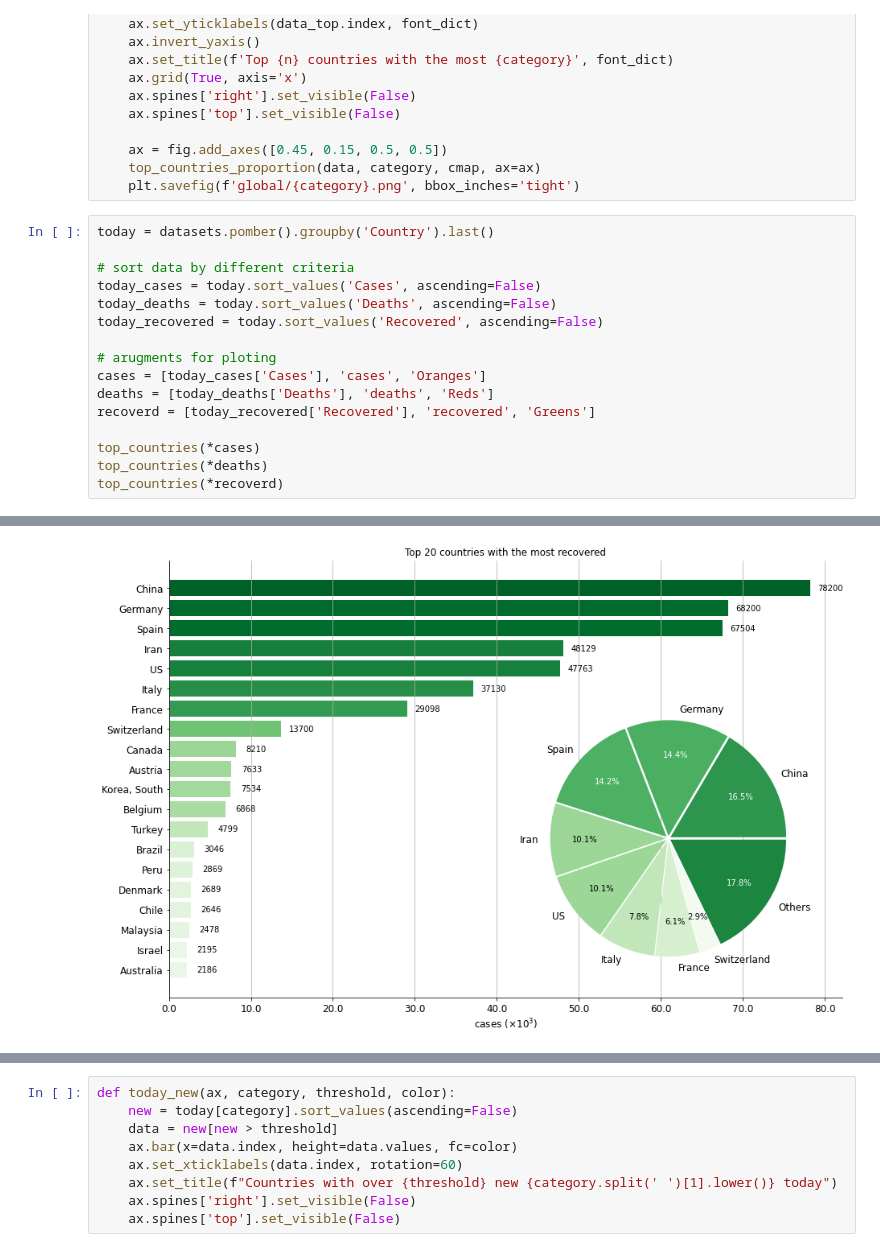
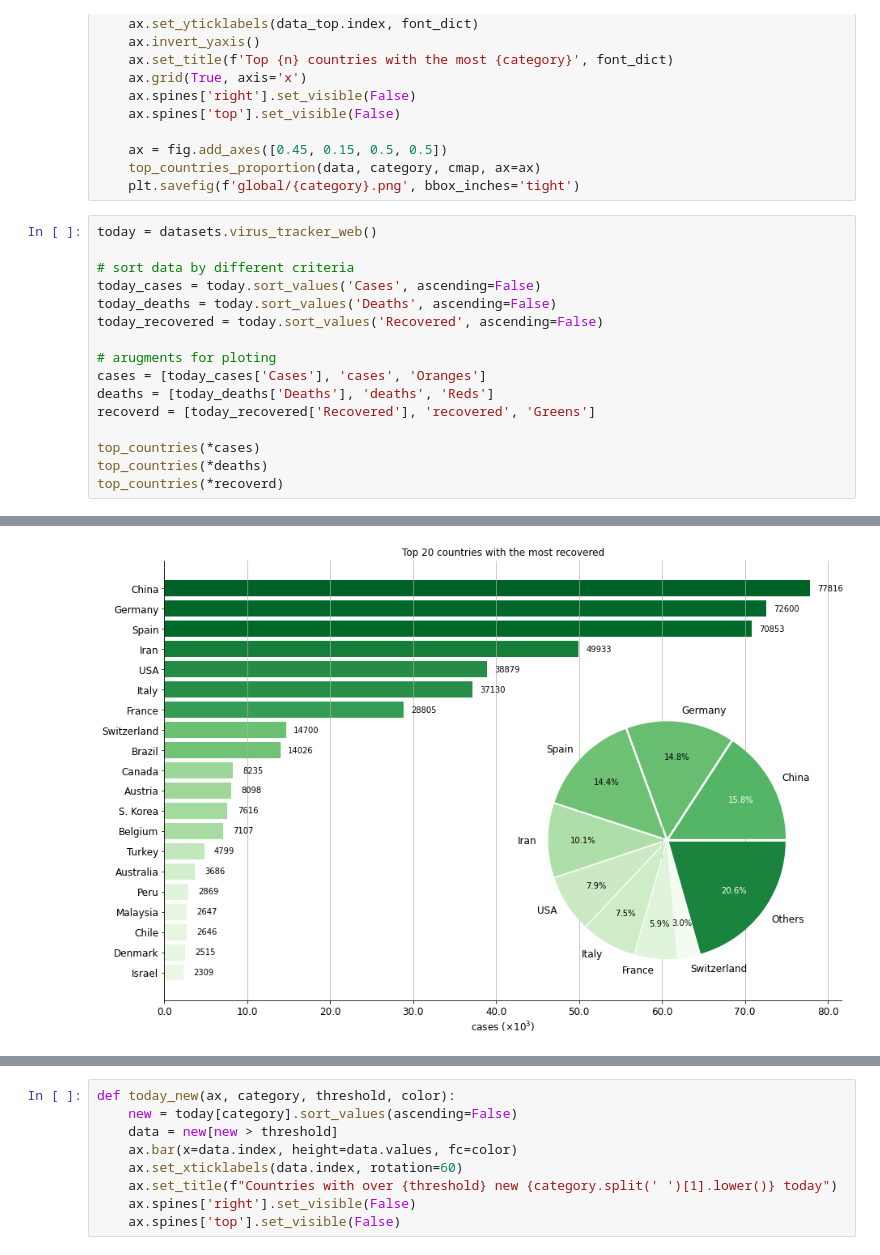
Before and after one commit to zhaoyi3264/covid-19-trend, a Jupyter notebook: global_trend.ipynb, the cells around one changed output, grey strips where cells are left out. Saved outputs shown, nothing was run; the diff lists cells and outputs as text.

```diff
--- a/global_trend.ipynb
+++ b/global_trend.ipynb
@@ -58,7 +58,7 @@ def top_countries(data, category, cmap, n=20):
     top_countries_proportion(data, category, cmap, ax=ax)
     plt.savefig(f'global/{category}.png', bbox_inches='tight')
 # %%
-today = datasets.pomber().groupby('Country').last()
+today = datasets.virus_tracker_web()
 
 # sort data by different criteria
 today_cases = today.sort_values('Cases', ascending=False)
@@ -79,3 +79,3 @@ top_countries(*recoverd)
-[figure, old version]
+[figure, new version]
 # %%
 today.head()
```
Also changed, not shown: parts of 5 cells of this notebook, 14 other files.
